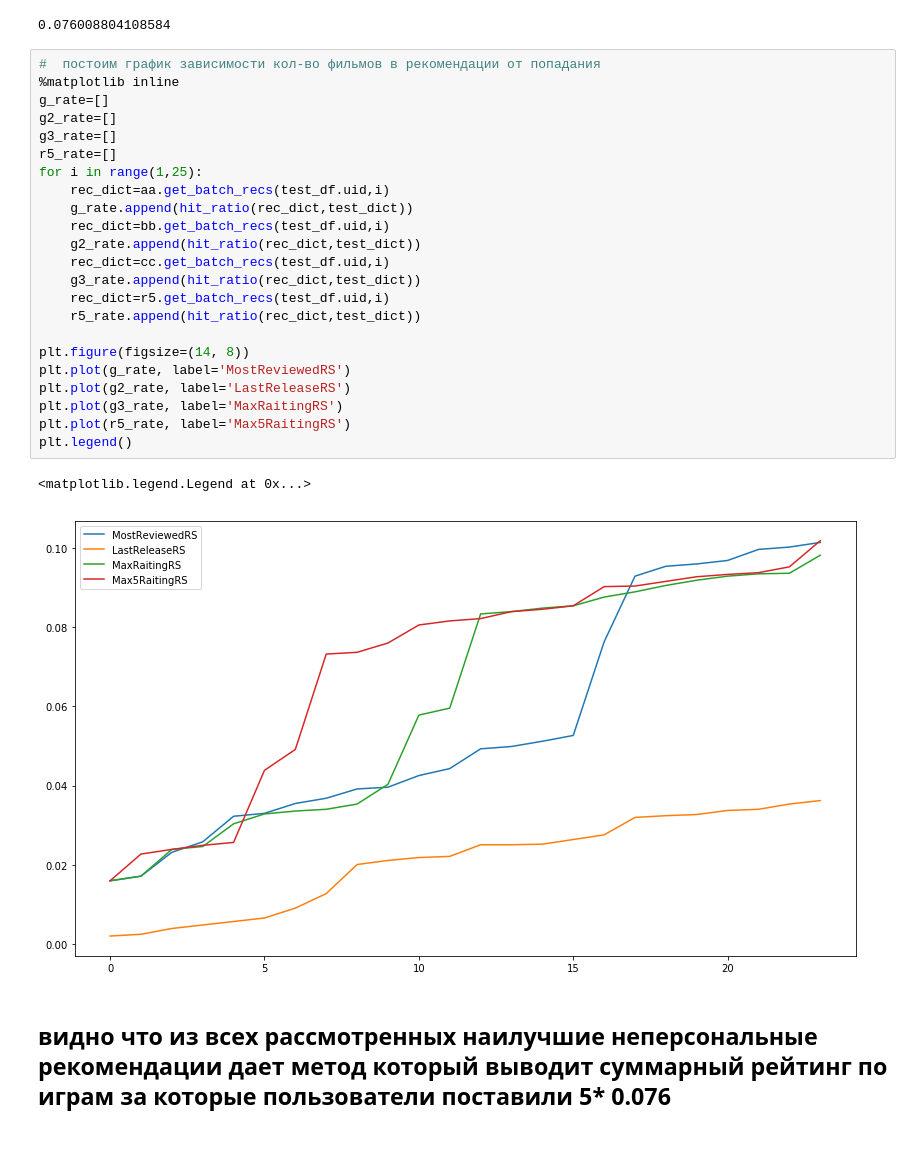
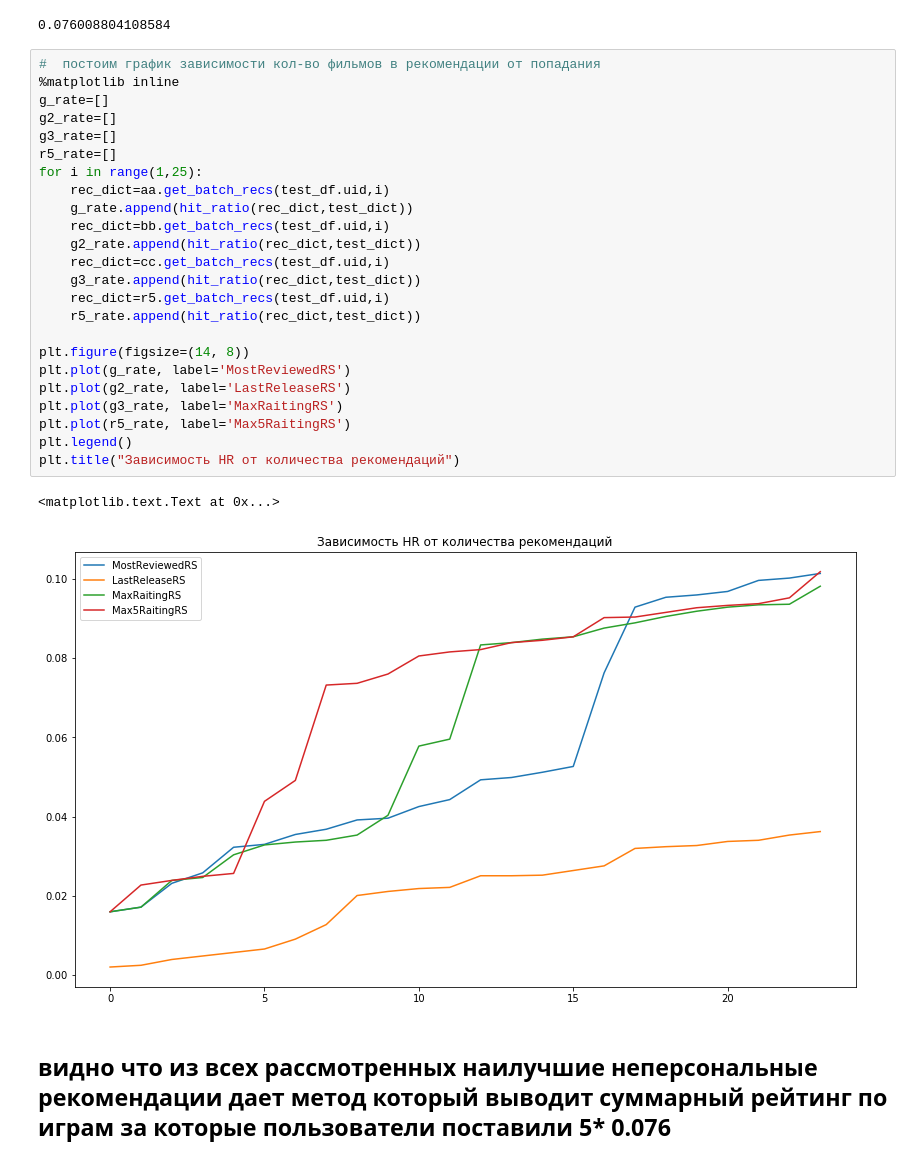
Before and after one commit to RuslanGH/Netology, a Jupyter notebook: HomeWork4-1.ipynb, the cells around one changed output. Saved outputs shown, nothing was run; the diff lists cells and outputs as text.

```diff
--- a/HomeWork4-1.ipynb
+++ b/HomeWork4-1.ipynb
@@ -355,29 +355,30 @@ hit_ratio(rec_dict,test_dict)
 # %%
 #  постоим график зависимости кол-во фильмов в рекомендации от попадания
 %matplotlib inline
 g_rate=[]
 g2_rate=[]
 g3_rate=[]
 r5_rate=[]
 for i in range(1,25):
     rec_dict=aa.get_batch_recs(test_df.uid,i)
     g_rate.append(hit_ratio(rec_dict,test_dict))
     rec_dict=bb.get_batch_recs(test_df.uid,i)
     g2_rate.append(hit_ratio(rec_dict,test_dict))
     rec_dict=cc.get_batch_recs(test_df.uid,i)
     g3_rate.append(hit_ratio(rec_dict,test_dict))
     rec_dict=r5.get_batch_recs(test_df.uid,i)
     r5_rate.append(hit_ratio(rec_dict,test_dict))
 
 plt.figure(figsize=(14, 8))
 plt.plot(g_rate, label='MostReviewedRS')
 plt.plot(g2_rate, label='LastReleaseRS')
 plt.plot(g3_rate, label='MaxRaitingRS')
 plt.plot(r5_rate, label='Max5RaitingRS')
 plt.legend()
+plt.title("Зависимость HR от количества рекомендаций")
 # %% [output]
-<matplotlib.legend.Legend at 0x...>
+<matplotlib.text.Text at 0x...>
-[figure, old version]
+[figure, new version]
 # %% [markdown]
 ## видно что из всех рассмотренных наилучшие неперсональные рекомендации дает метод который выводит суммарный рейтинг по играм за которые пользователи поставили 5*  0.076
 # %% [markdown]
```
